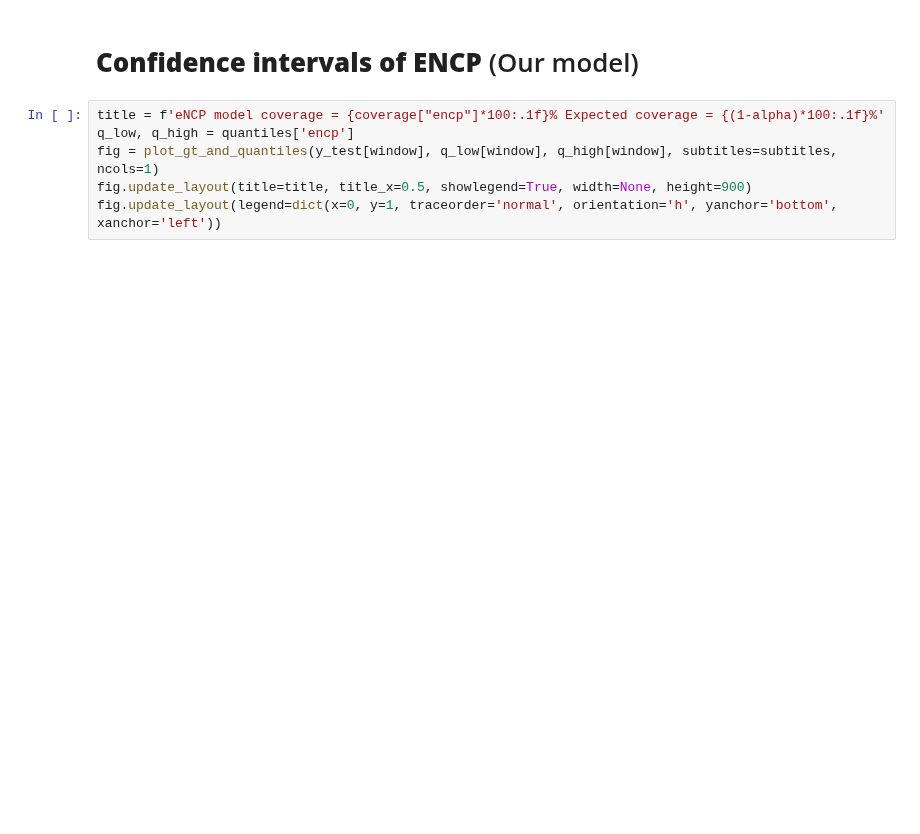
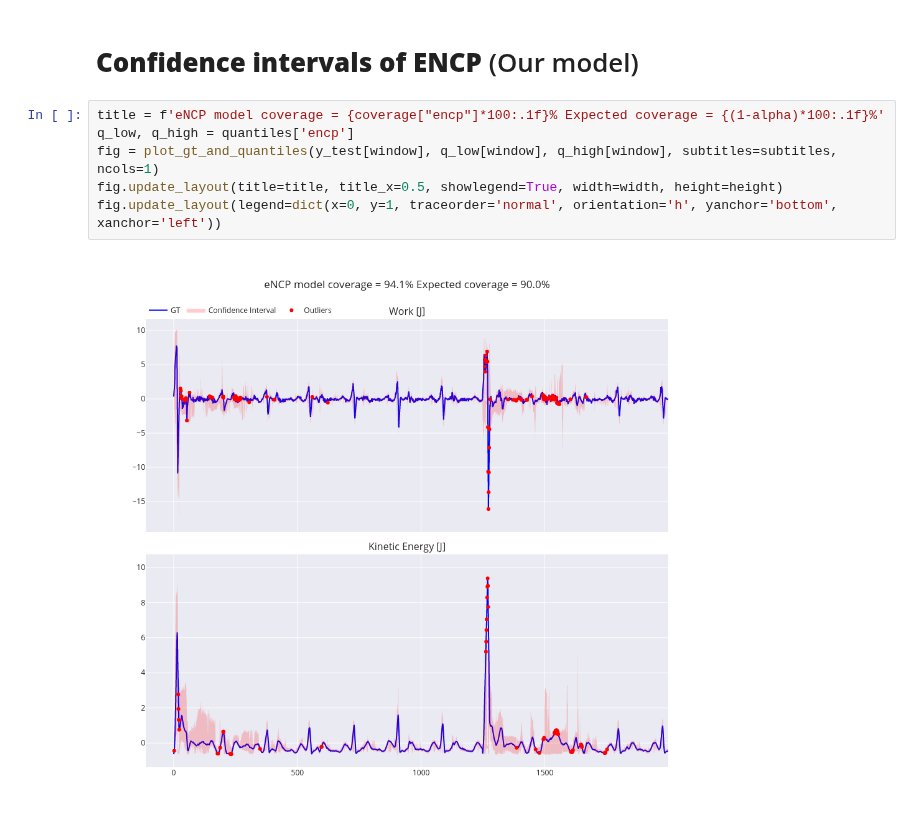
Before and after one commit to Danfoa/symm_rep_learn, a Jupyter notebook: paper/examples/conditional_quantile_regression/conditional_quantile_regression_quadruped.py.ipynb, the cells around one changed output. Saved outputs shown, nothing was run; the diff lists cells and outputs as text; blank space fills up the shorter version.

```diff
--- a/paper/examples/conditional_quantile_regression/conditional_quantile_regression_quadruped.py.ipynb
+++ b/paper/examples/conditional_quantile_regression/conditional_quantile_regression_quadruped.py.ipynb
@@ -193,6 +198,8 @@ fig.update_layout(legend=dict(x=0, y=1, traceorder='normal', orientation='h', ya
 # %%
 title = f'eNCP model coverage = {coverage["encp"]*100:.1f}% Expected coverage = {(1-alpha)*100:.1f}%'
 q_low, q_high = quantiles['encp']
 fig = plot_gt_and_quantiles(y_test[window], q_low[window], q_high[window], subtitles=subtitles, ncols=1)
-fig.update_layout(title=title, title_x=0.5, showlegend=True, width=None, height=900)
+fig.update_layout(title=title, title_x=0.5, showlegend=True, width=width, height=height)
 fig.update_layout(legend=dict(x=0, y=1, traceorder='normal', orientation='h', yanchor='bottom', xanchor='left'))
+# %% [output]
+[figure, added]
```
Also changed, not shown: parts of 5 cells of this notebook.
